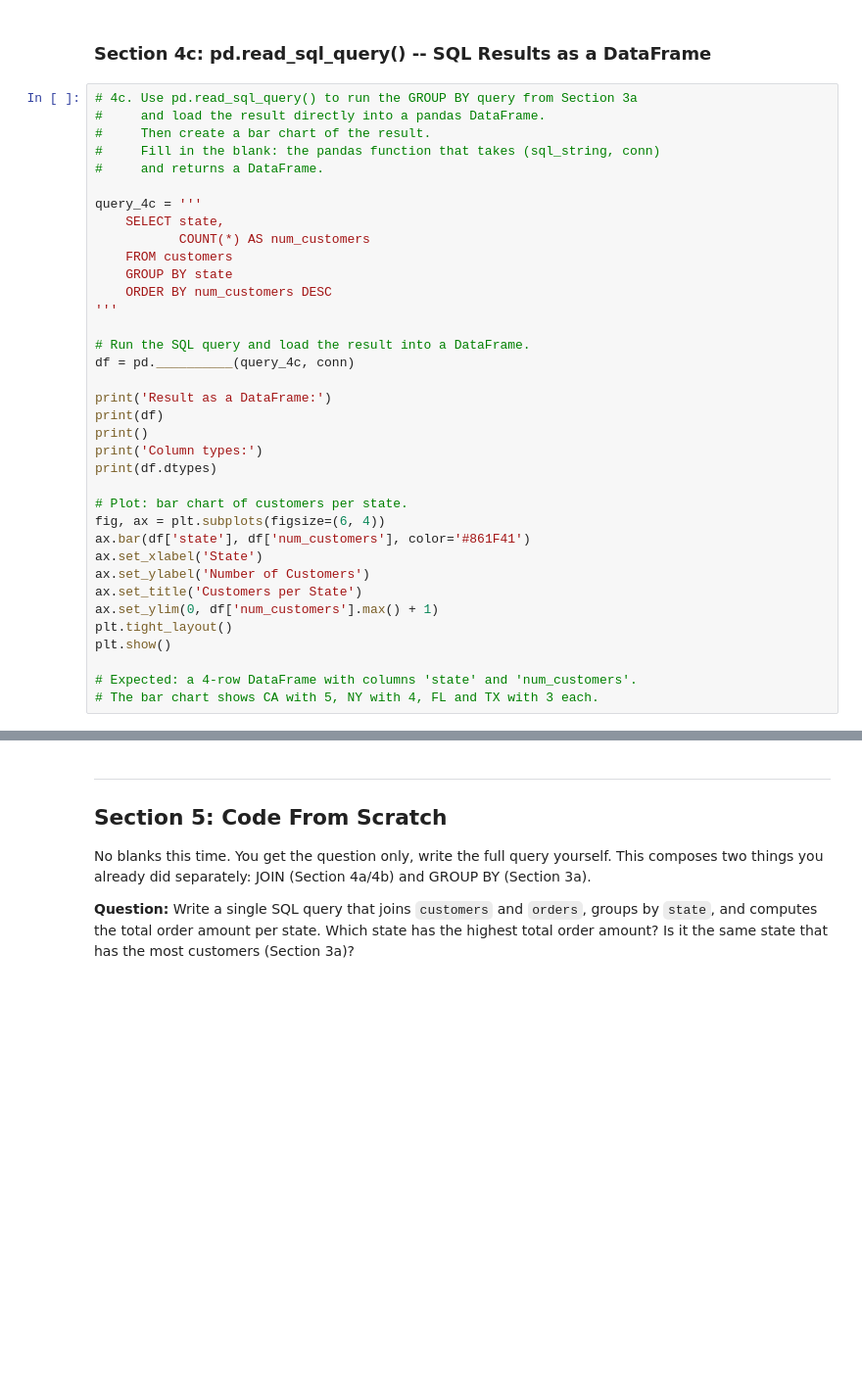
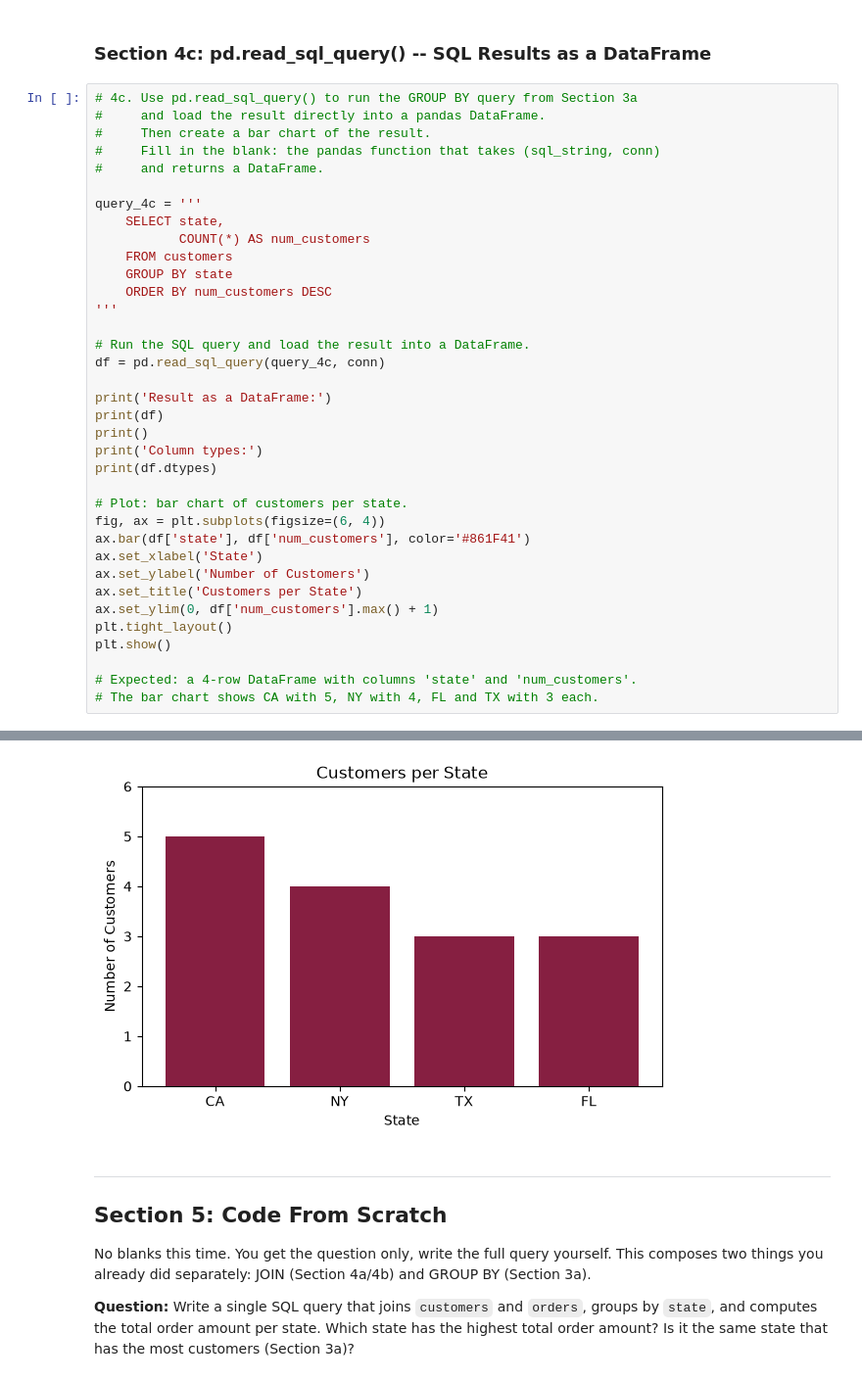
Before and after one commit to aramoudi/cs5045, a Jupyter notebook: M11/hw11.ipynb, the cells around one changed output, grey strips where cells are left out. Shown at 98% size. Saved outputs shown, nothing was run; the diff lists cells and outputs as text; blank space fills up the shorter version.

```diff
--- a/M11/hw11.ipynb
+++ b/M11/hw11.ipynb
@@ -336,7 +416,7 @@ query_4c = '''
 '''
 
 # Run the SQL query and load the result into a DataFrame.
-df = pd.__________(query_4c, conn)
+df = pd.read_sql_query(query_4c, conn)
 
 print('Result as a DataFrame:')
 print(df)
@@ -356,3 +436,4 @@ plt.show()
 
 # Expected: a 4-row DataFrame with columns 'state' and 'num_customers'.
 # The bar chart shows CA with 5, NY with 4, FL and TX with 3 each.
+# %% [output]
@@ -359,3 +451,4 @@ plt.show()
+[figure, added]
 # %% [markdown]
 ---
 ## Section 5: Code From Scratch
```
Also changed, not shown: parts of 20 cells of this notebook, 3 other files.
